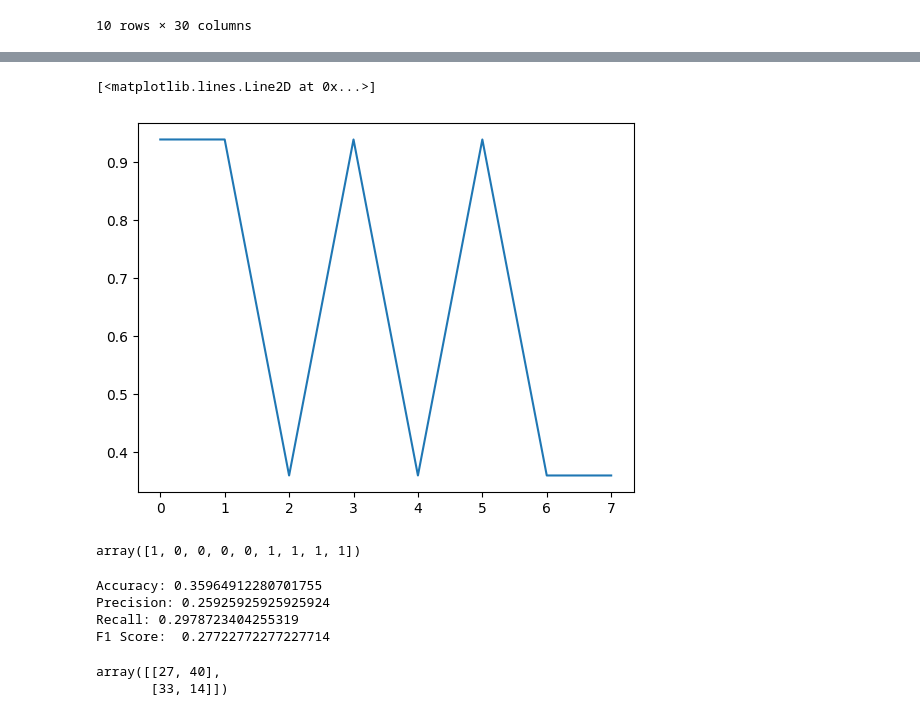
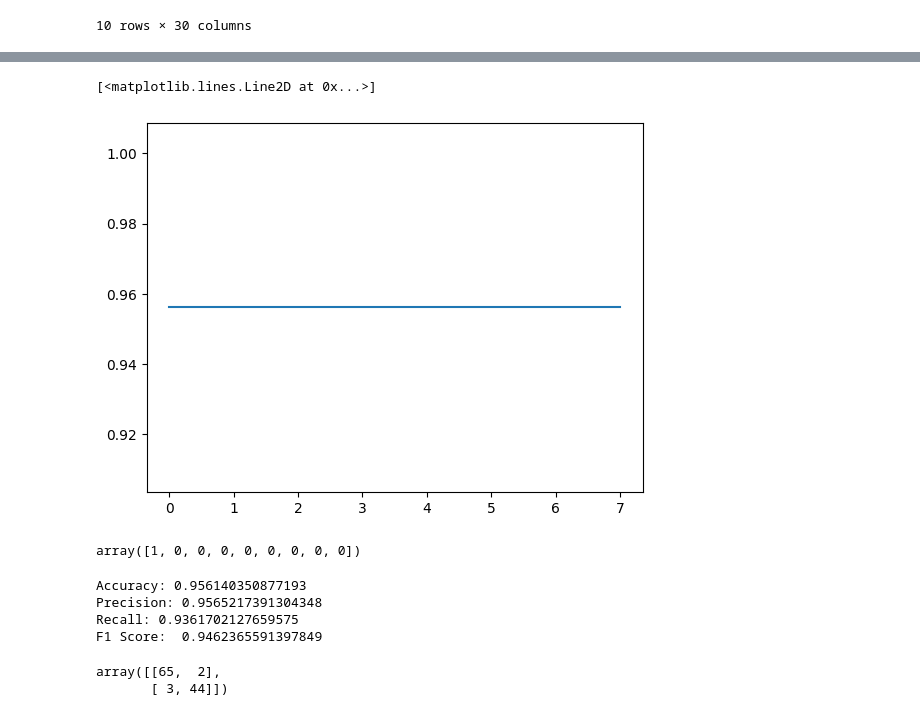
Before and after one commit to Vishy-A/MachineLearningIntro, a Jupyter notebook: HW3/4105HW3P4.ipynb, the cells around one changed output, grey strips where cells are left out. Saved outputs shown, nothing was run; the diff lists cells and outputs as text; code cells hidden in the pictures.

```diff
--- a/HW3/4105HW3P4.ipynb
+++ b/HW3/4105HW3P4.ipynb
@@ -53,52 +73,51 @@ x[0:10]
 # %%
+
 x_train, x_test, y_train, y_test= train_test_split(x, y, train_size = .8, test_size = 0.2, random_state = 0)
 scaler = StandardScaler()
+
+
 
 kvals = [1, 2, 3, 4, 5, 10, 15 , 20]
 accuracyvals = []
 
 for k in kvals:
 
-  pca = PCA(n_components = 2)
-
   x_train = scaler.fit_transform(x_train)
   x_test = scaler.fit_transform(x_test)
-  x_train = pca.fit_transform(x_train)
-  x_test = pca.fit_transform(x_test)
 
   logmod = LogisticRegression(random_state = 0)
   logmod.fit(x_train, y_train)
   y_pred = logmod.predict(x_test)
 
   accuracy = metrics.accuracy_score(y_test, y_pred)
 
   accuracyvals.append(accuracy)
 
 
 plt.plot(range(0, len(kvals)), accuracyvals, label = "Accuracy over K")
 # %% [output]
 [<matplotlib.lines.Line2D at 0x...>]
-[figure, old version]
+[figure, new version]
 # %%
 y_pred[0:9]
 # %% [output]
-array([1, 0, 0, 0, 0, 1, 1, 1, 1])
+array([1, 0, 0, 0, 0, 0, 0, 0, 0])
 # %%
 print("Accuracy:",metrics.accuracy_score(y_test, y_pred))
 print("Precision:",metrics.precision_score(y_test, y_pred))
 print("Recall:",metrics.recall_score(y_test, y_pred))
 print("F1 Score: ", metrics.f1_score(y_test, y_pred))
 # %% [output]
-Accuracy: 0.35964912280701755
-Precision: 0.25925925925925924
-Recall: 0.2978723404255319
-F1 Score:  0.27722772277227714
+Accuracy: 0.956140350877193
+Precision: 0.9565217391304348
+Recall: 0.9361702127659575
+F1 Score:  0.9462365591397849
 # %%
 conf_matrix = confusion_matrix(y_test, y_pred)
 conf_matrix
 # %% [output]
-array([[27, 40],
-       [33, 14]])
+array([[65,  2],
+       [ 3, 44]])
 # %%
 class_names = ['Benign', 'Malignant']
 fig, ax = plt.subplots()
```
Also changed, not shown: parts of 2 cells of this notebook.
